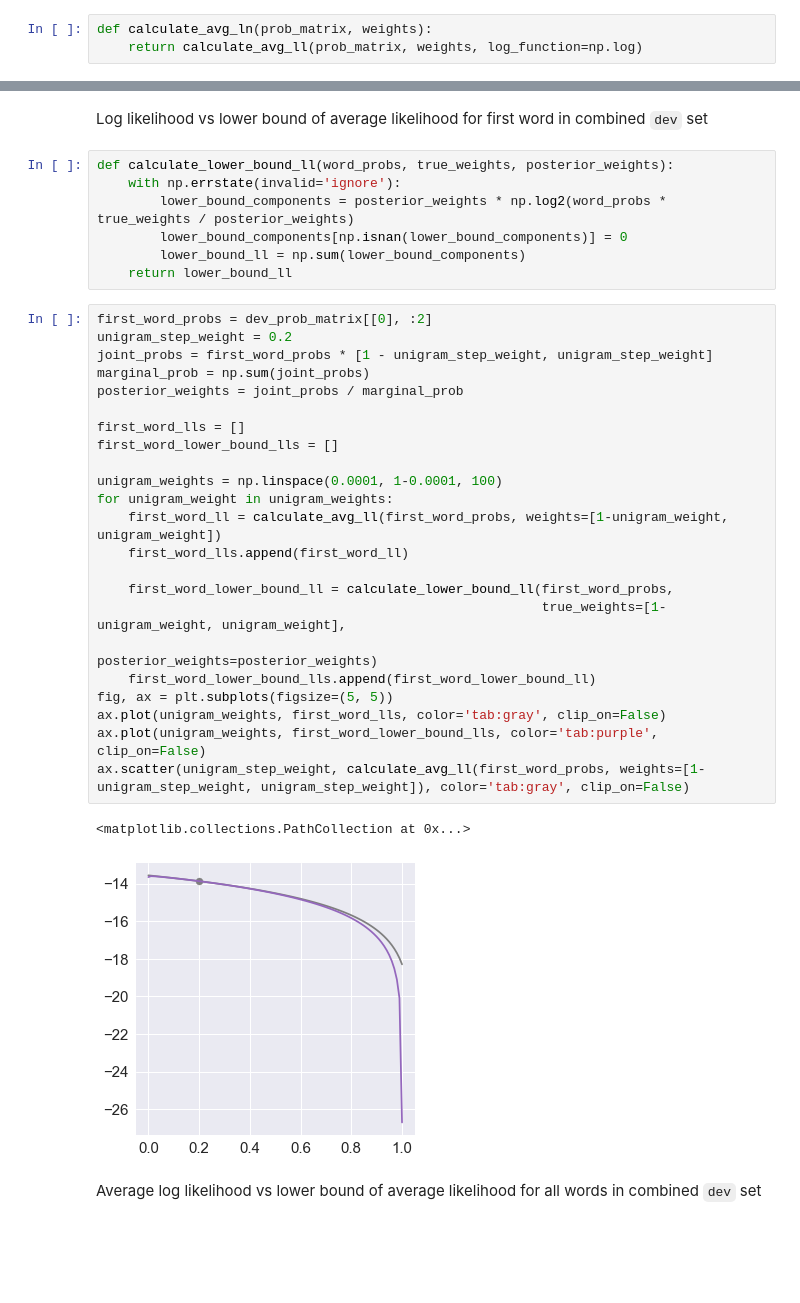
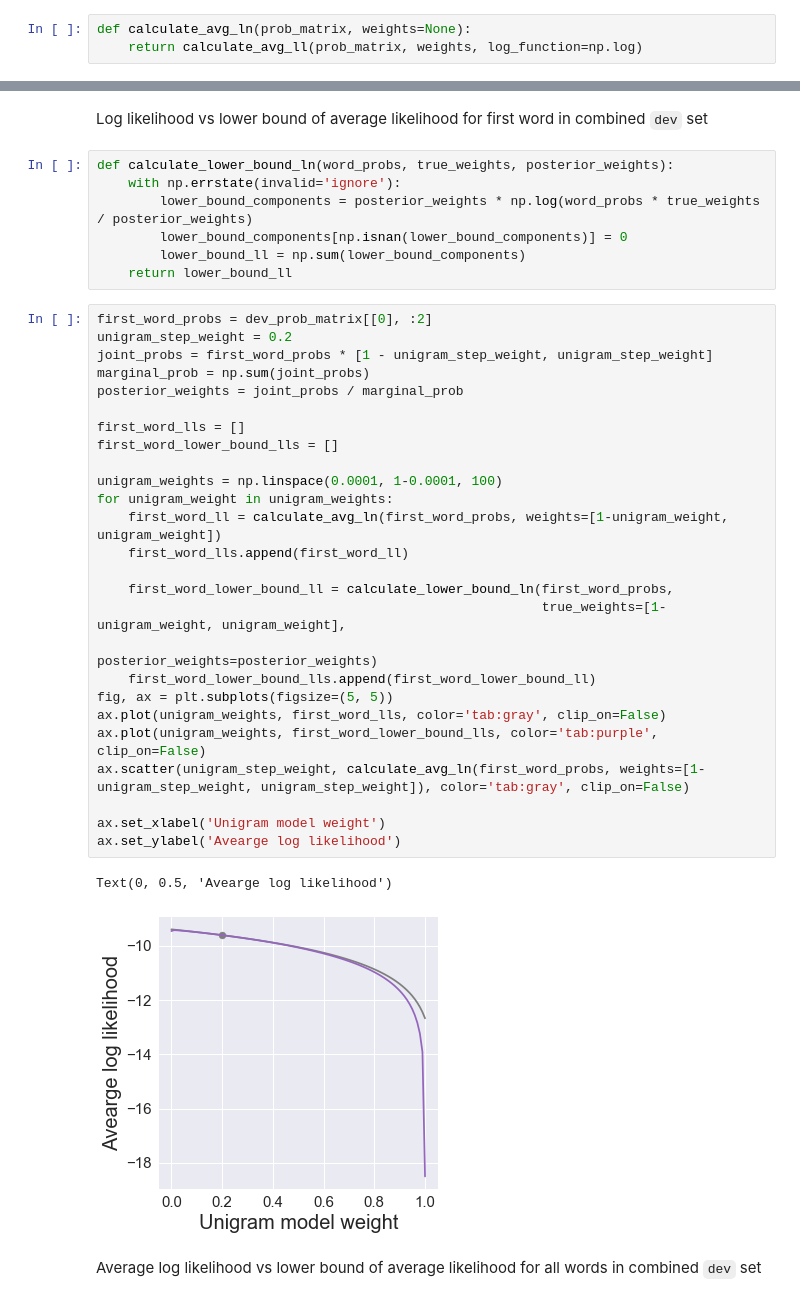
Before and after one commit to khanhnguyendata/ngram, a Jupyter notebook: analysis/part3.ipynb, the cells around one changed output, grey strips where cells are left out. Cells and saved outputs as stored; diff of their text form; blank space fills up the shorter version.

```diff
--- a/analysis/part3.ipynb
+++ b/analysis/part3.ipynb
@@ -7,7 +7,7 @@ from analysis.ngram import calculate_avg_ll
 from analysis.plot_utils import plt, legend_opts, savefig
 from matplotlib.animation import FuncAnimation
 # %%
-def calculate_avg_ln(prob_matrix, weights):
+def calculate_avg_ln(prob_matrix, weights=None):
     return calculate_avg_ll(prob_matrix, weights, log_function=np.log)
 # %% [markdown]
 ## Combine models sequentially
@@ -153,38 +190,41 @@ anim.save('../viz/gradient_descent.mp4', writer='ffmpeg')
 # %% [markdown]
 Log likelihood vs lower bound of average likelihood for first word in combined `dev` set
 # %%
-def calculate_lower_bound_ll(word_probs, true_weights, posterior_weights):
+def calculate_lower_bound_ln(word_probs, true_weights, posterior_weights):
     with np.errstate(invalid='ignore'):
-        lower_bound_components = posterior_weights * np.log2(word_probs * true_weights / posterior_weights)
+        lower_bound_components = posterior_weights * np.log(word_probs * true_weights / posterior_weights)
         lower_bound_components[np.isnan(lower_bound_components)] = 0
         lower_bound_ll = np.sum(lower_bound_components)
     return lower_bound_ll
 # %%
 first_word_probs = dev_prob_matrix[[0], :2]
 unigram_step_weight = 0.2
 joint_probs = first_word_probs * [1 - unigram_step_weight, unigram_step_weight]
 marginal_prob = np.sum(joint_probs)
 posterior_weights = joint_probs / marginal_prob
 
 first_word_lls = []
 first_word_lower_bound_lls = []
 
 unigram_weights = np.linspace(0.0001, 1-0.0001, 100)
 for unigram_weight in unigram_weights:
-    first_word_ll = calculate_avg_ll(first_word_probs, weights=[1-unigram_weight, unigram_weight])
+    first_word_ll = calculate_avg_ln(first_word_probs, weights=[1-unigram_weight, unigram_weight])
     first_word_lls.append(first_word_ll)
 
-    first_word_lower_bound_ll = calculate_lower_bound_ll(first_word_probs,
+    first_word_lower_bound_ll = calculate_lower_bound_ln(first_word_probs,
                                                          true_weights=[1-unigram_weight, unigram_weight],
                                                          posterior_weights=posterior_weights)
     first_word_lower_bound_lls.append(first_word_lower_bound_ll)
 fig, ax = plt.subplots(figsize=(5, 5))
 ax.plot(unigram_weights, first_word_lls, color='tab:gray', clip_on=False)
 ax.plot(unigram_weights, first_word_lower_bound_lls, color='tab:purple', clip_on=False)
-ax.scatter(unigram_step_weight, calculate_avg_ll(first_word_probs, weights=[1-unigram_step_weight, unigram_step_weight]), color='tab:gray', clip_on=False)
+ax.scatter(unigram_step_weight, calculate_avg_ln(first_word_probs, weights=[1-unigram_step_weight, unigram_step_weight]), color='tab:gray', clip_on=False)
+
+ax.set_xlabel('Unigram model weight')
+ax.set_ylabel('Avearge log likelihood')
 # %% [output]
-<matplotlib.collections.PathCollection at 0x...>
+Text(0, 0.5, 'Avearge log likelihood')
-[figure, old version]
+[figure, new version]
 # %% [markdown]
 Average log likelihood vs lower bound of average likelihood for all words in combined `dev` set
 # %%
```
Also changed, not shown: parts of 21 cells of this notebook, 8 other files.
